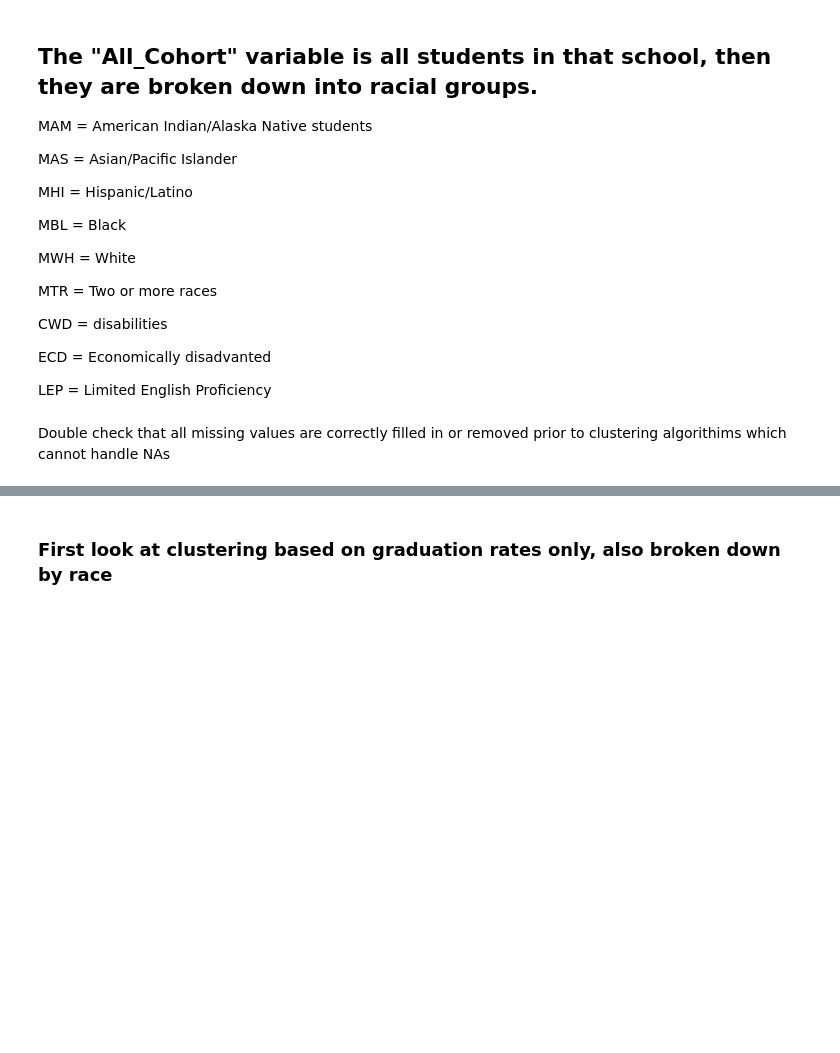
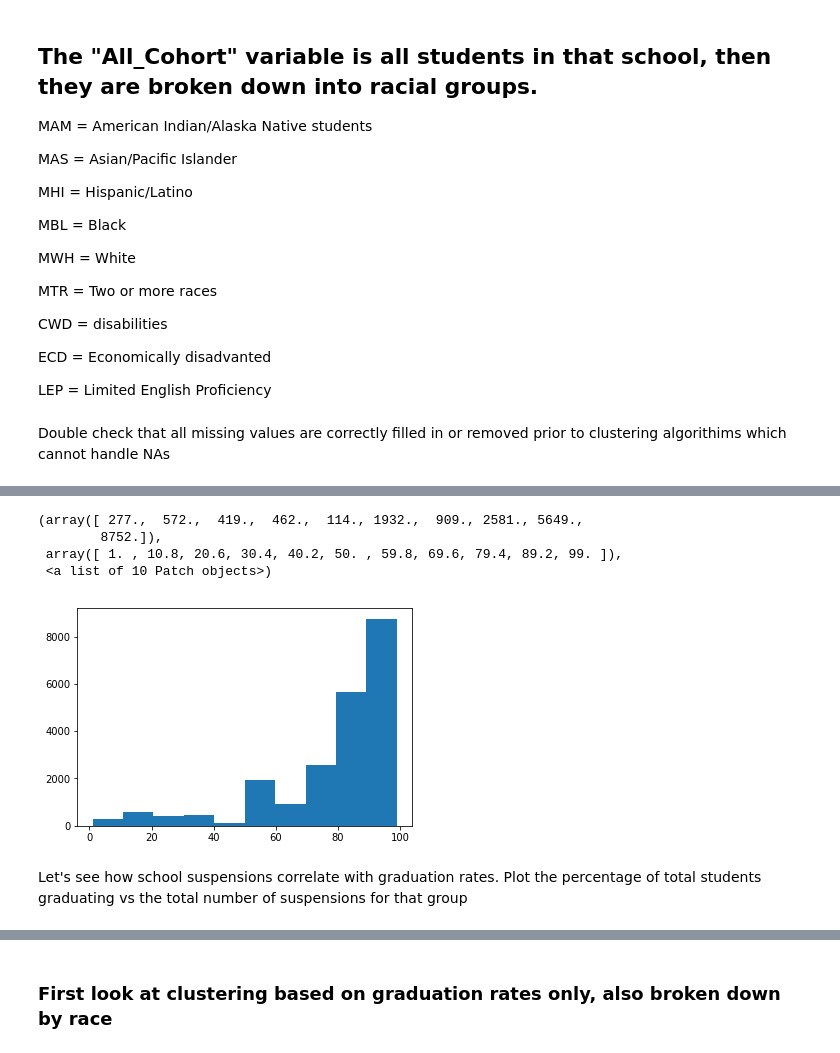
Before and after one commit to nrb75/SchoolSelect, a Jupyter notebook: School_Clustering.ipynb, the cells around one changed output, grey strips where cells are left out. Saved outputs shown, nothing was run; the diff lists cells and outputs as text; code cells hidden in the pictures; blank space fills up the shorter version.

```diff
--- a/School_Clustering.ipynb
+++ b/School_Clustering.ipynb
@@ -5,3 +16,20 @@ First do data preprocessing in the "School_data_preprocessing" notebook.
+# %%
+import numpy as np
+import pandas as pd
+import sys
+import matplotlib as mpl
+import matplotlib.pyplot as plt
+import seaborn as sns
+#Import data that has already been cleaned
+path='/home/natalie/Documents/SchoolAPI/CleanedData/'
+
+all_data=pd.read_csv(path+'all_data.csv', parse_dates=True) #includes school membership, math and reading scores
+
+grad_all_data=pd.read_csv(path+'grad_all_data.csv', parse_dates=True)#includes school membership, math and reading scores, but since graduation rates are limited to high schools, this data is high school specific
+
+suspensions_all_data=pd.read_csv(path+'suspensions_all_data.csv', parse_dates=True) #includes all of the school membership, math and reading scores, but since suspensions were for Greenville County only, this data is limited to Greenville.
+
+suspensions_grad_greenville=pd.read_csv(path+'suspensions_grad_greenville.csv', parse_dates=True)#graduation high school rates, plus suspensions in Greenville only
 # %% [markdown]
 ## The "All_Cohort" variable is all students in that school, then they are broken down into racial groups.
 
@@ -31,2 +77,11 @@ na_list/len(grad_2015) # percentage
 # %%
-plt.hist(grad_2015['ALL_RATE_1516']) #most schools have above 80% graduation, but there is some negative skewing down towards lower rates.
+plt.hist(grad_all_data['ALL_RATE']) #most schools have above 80% graduation, but there is some negative skewing down towards lower rates.
+# %% [output]
+(array([ 277.,  572.,  419.,  462.,  114., 1932.,  909., 2581., 5649.,
+        8752.]),
+ array([ 1. , 10.8, 20.6, 30.4, 40.2, 50. , 59.8, 69.6, 79.4, 89.2, 99. ]),
+ <a list of 10 Patch objects>)
+[figure, added]
+# %% [markdown]
+Let's see how school suspensions correlate with graduation rates.
+Plot the percentage of total students graduating vs the total number of suspensions for that group
```
Also changed, not shown: parts of 20 cells of this notebook, 4 other files.
